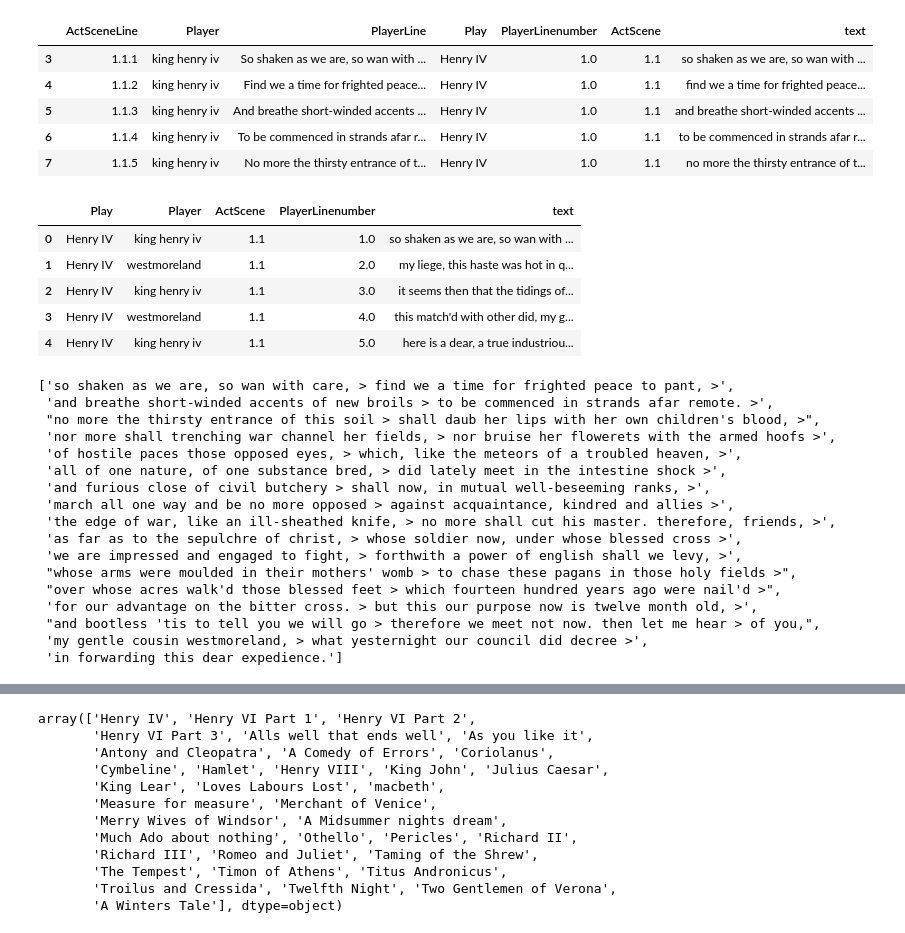
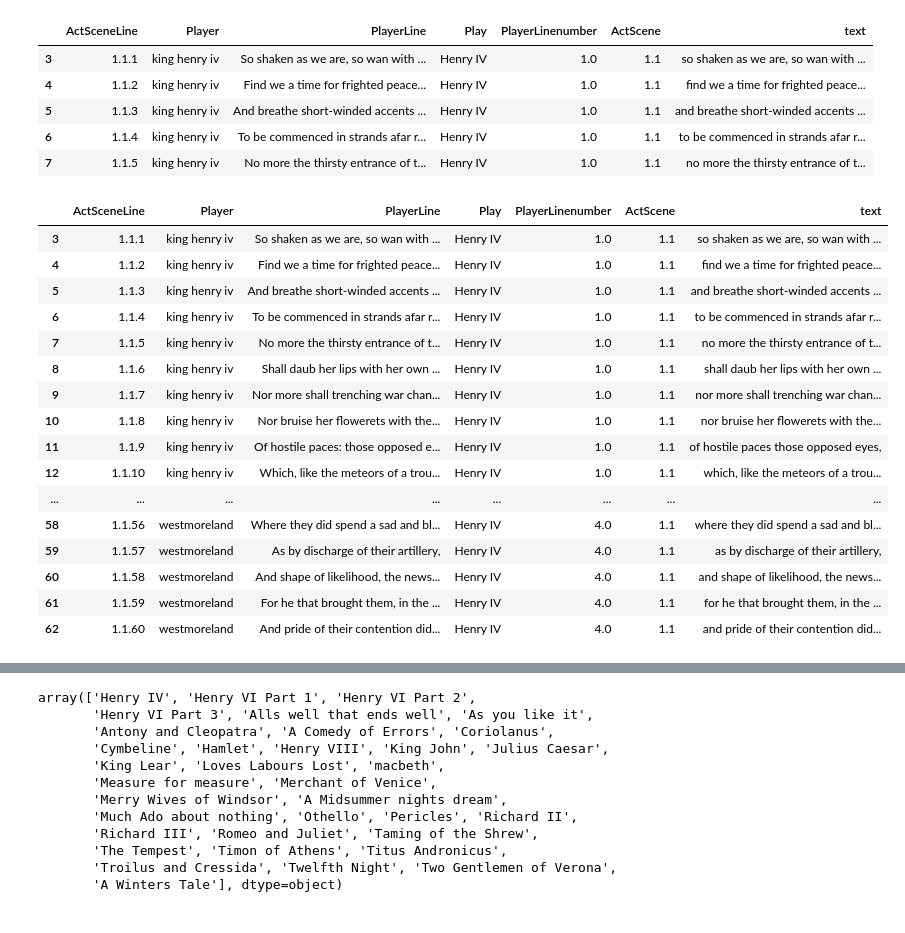
Before and after one commit to xianyingkong/diffusion-text-generation, a Jupyter notebook: data-playground.ipynb, the cells around one changed output, grey strips where cells are left out. Saved outputs shown, nothing was run; the diff lists cells and outputs as text; code cells hidden in the pictures.

```diff
--- a/data-playground.ipynb
+++ b/data-playground.ipynb
@@ -72,6 +112,7 @@ data.head(10)
 # Preprocessing Shakespeare
 # %%
 class ShakespeareData:
+    """Creates a cleaned up version of the shakespeare dataset"""
     def __init__(self, filepath='data/source/shakespeare.csv'):
         data = pd.read_csv(filepath)
         self.data = self.clean(data)
@@ -106,6 +147,7 @@ class ShakespeareData:
         return cleaned_data
 
 def extract_before_second_full_stop(string):
+    """ Finds the act number"""
     index = string.find('.', string.find('.') + 1)  # Find index of second full stop
     if index != -1:
         return string[:index]
@@ -153,5 +198,25 @@ shakespeare_data.data.head() # 107459 -> # 101919 after removing na in actscenel
 | 5 | 1.1.3 | king henry iv | And breathe short-winded accents ... | Henry IV | 1.0 | 1.1 | and breathe short-winded accents ... |
 | 6 | 1.1.4 | king henry iv | To be commenced in strands afar r... | Henry IV | 1.0 | 1.1 | to be commenced in strands afar r... |
 | 7 | 1.1.5 | king henry iv | No more the thirsty entrance of t... | Henry IV | 1.0 | 1.1 | no more the thirsty entrance of t... |
+# %%
+shakespeare_data.data.head(60)
+# %% [output]
+|  | ActSceneLine | Player | PlayerLine | Play | PlayerLinenumber | ActScene | text |
+| 3 | 1.1.1 | king henry iv | So shaken as we are, so wan with ... | Henry IV | 1.0 | 1.1 | so shaken as we are, so wan with ... |
+| 4 | 1.1.2 | king henry iv | Find we a time for frighted peace... | Henry IV | 1.0 | 1.1 | find we a time for frighted peace... |
+| 5 | 1.1.3 | king henry iv | And breathe short-winded accents ... | Henry IV | 1.0 | 1.1 | and breathe short-winded accents ... |
+| 6 | 1.1.4 | king henry iv | To be commenced in strands afar r... | Henry IV | 1.0 | 1.1 | to be commenced in strands afar r... |
+| 7 | 1.1.5 | king henry iv | No more the thirsty entrance of t... | Henry IV | 1.0 | 1.1 | no more the thirsty entrance of t... |
+| 8 | 1.1.6 | king henry iv | Shall daub her lips with her own ... | Henry IV | 1.0 | 1.1 | shall daub her lips with her own ... |
+| 9 | 1.1.7 | king henry iv | Nor more shall trenching war chan... | Henry IV | 1.0 | 1.1 | nor more shall trenching war chan... |
+| 10 | 1.1.8 | king henry iv | Nor bruise her flowerets with the... | Henry IV | 1.0 | 1.1 | nor bruise her flowerets with the... |
+| 11 | 1.1.9 | king henry iv | Of hostile paces: those opposed e... | Henry IV | 1.0 | 1.1 | of hostile paces those opposed eyes, |
+| 12 | 1.1.10 | king henry iv | Which, like the meteors of a trou... | Henry IV | 1.0 | 1.1 | which, like the meteors of a trou... |
+| ... | ... | ... | ... | ... | ... | ... | ... |
+| 58 | 1.1.56 | westmoreland | Where they did spend a sad and bl... | Henry IV | 4.0 | 1.1 | where they did spend a sad and bl... |
+| 59 | 1.1.57 | westmoreland | As by discharge of their artillery, | Henry IV | 4.0 | 1.1 | as by discharge of their artillery, |
+| 60 | 1.1.58 | westmoreland | And shape of likelihood, the news... | Henry IV | 4.0 | 1.1 | and shape of likelihood, the news... |
+| 61 | 1.1.59 | westmoreland | For he that brought them, in the ... | Henry IV | 4.0 | 1.1 | for he that brought them, in the ... |
+| 62 | 1.1.60 | westmoreland | And pride of their contention did... | Henry IV | 4.0 | 1.1 | and pride of their contention did... |
 # %%
 def split_long_lines(line, max_length=100):
@@ -175,9 +241,0 @@ data_per_convo = shakespeare_data.data.groupby(['Play', 'Player', 'ActScene', 'P
-# %%
-data_per_convo.head()
-# %% [output]
-|  | Play | Player | ActScene | PlayerLinenumber | text |
-| 0 | Henry IV | king henry iv | 1.1 | 1.0 | so shaken as we are, so wan with ... |
-| 1 | Henry IV | westmoreland | 1.1 | 2.0 | my liege, this haste was hot in q... |
-| 2 | Henry IV | king henry iv | 1.1 | 3.0 | it seems then that the tidings of... |
-| 3 | Henry IV | westmoreland | 1.1 | 4.0 | this match'd with other did, my g... |
-| 4 | Henry IV | king henry iv | 1.1 | 5.0 | here is a dear, a true industriou... |
@@ -186,20 +241,0 @@ data_per_convo['text_processed']=data_per_convo['text'].apply(split_long_lines)
-# %%
-data_per_convo.text_processed.iloc[0]
-# %% [output]
-['so shaken as we are, so wan with care, > find we a time for frighted peace to pant, >',
- 'and breathe short-winded accents of new broils > to be commenced in strands afar remote. >',
- "no more the thirsty entrance of this soil > shall daub her lips with her own children's blood, >",
- 'nor more shall trenching war channel her fields, > nor bruise her flowerets with the armed hoofs >',
- 'of hostile paces those opposed eyes, > which, like the meteors of a troubled heaven, >',
- 'all of one nature, of one substance bred, > did lately meet in the intestine shock >',
- 'and furious close of civil butchery > shall now, in mutual well-beseeming ranks, >',
- 'march all one way and be no more opposed > against acquaintance, kindred and allies >',
- 'the edge of war, like an ill-sheathed knife, > no more shall cut his master. therefore, friends, >',
- 'as far as to the sepulchre of christ, > whose soldier now, under whose blessed cross >',
- 'we are impressed and engaged to fight, > forthwith a power of english shall we levy, >',
- "whose arms were moulded in their mothers' womb > to chase these pagans in those holy fields >",
- "over whose acres walk'd those blessed feet > which fourteen hundred years ago were nail'd >",
- 'for our advantage on the bitter cross. > but this our purpose now is twelve month old, >',
- "and bootless 'tis to tell you we will go > therefore we meet not now. then let me hear > of you,",
- 'my gentle cousin westmoreland, > what yesternight our council did decree >',
- 'in forwarding this dear expedience.']
```
Also changed, not shown: parts of 61 cells of this notebook.
